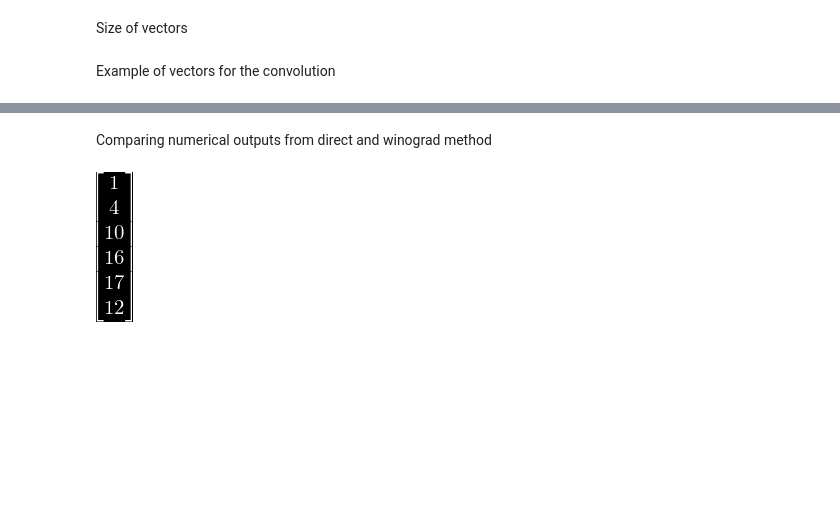
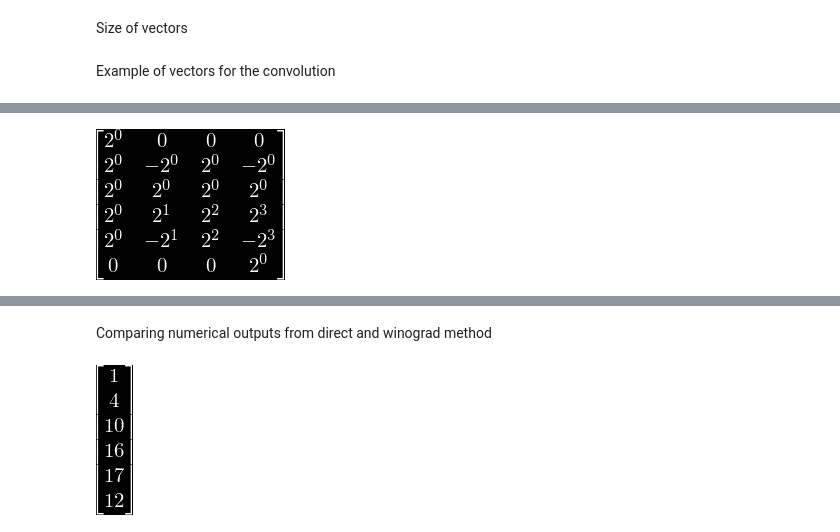
Before and after one commit to tarsioonofrio/fast-convolution-rtl, a Jupyter notebook: blahut5.2toom-cook4x3.ipynb, the cells around one changed output, grey strips where cells are left out. Drawn from its saved outputs; the diff is of its cells as text; code cells hidden in the pictures; blank space fills up the shorter version.

```diff
--- a/blahut5.2toom-cook4x3.ipynb
+++ b/blahut5.2toom-cook4x3.ipynb
@@ -101,3 +97,7 @@ c_lst2
+# %%
+log2_matrix(log2_lst(a_mtx))
+# %% [output]
+[figure, added]
 # %%
 bg_mtx = g2bg(cq, b_mtx, g_values)
 # %%
```
Also changed, not shown: parts of 10 cells of this notebook, 3 other files.
